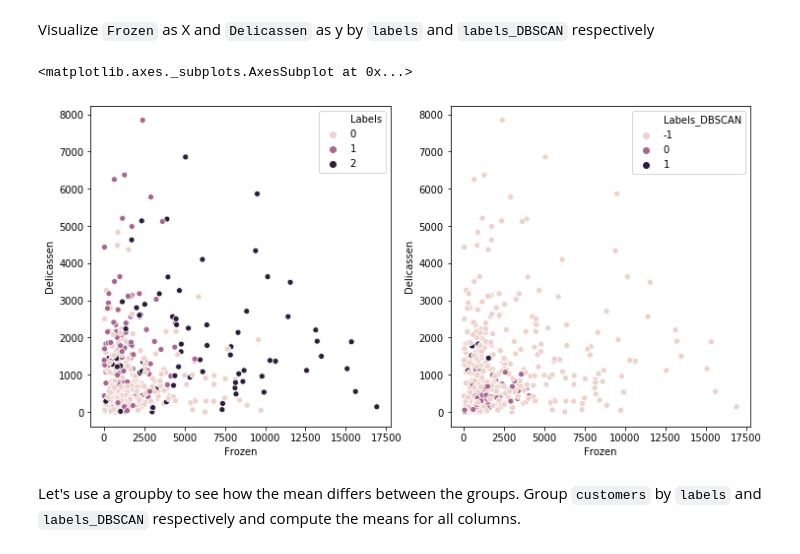
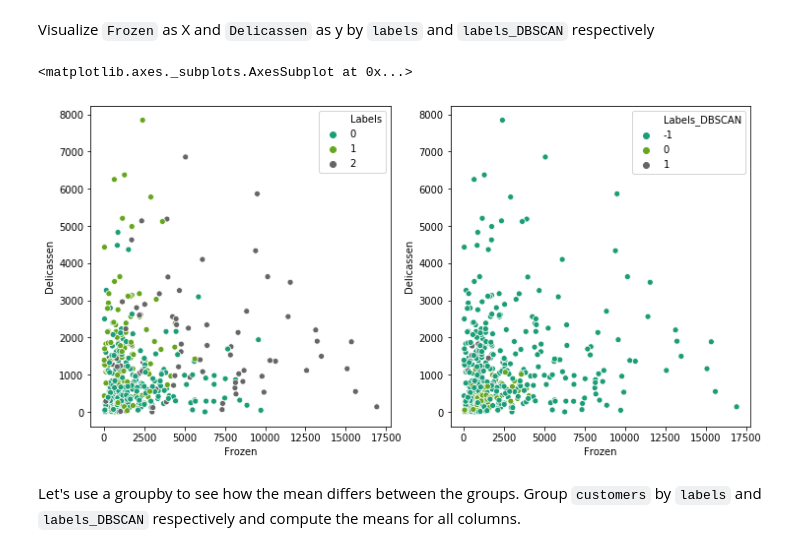
Before and after one commit to ta-data-lis/lab-unsupervised-learning, a Jupyter notebook: your-code/main.ipynb, the cells around one changed output. Cells and saved outputs as stored; diff of their text form; code cells hidden in the pictures.

```diff
--- a/your-code/main.ipynb
+++ b/your-code/main.ipynb
@@ -312,8 +312,6 @@ Columns to visualize:
 * `Frozen` as X and `Delicassen` as y
 # %% [markdown]
 Visualize `Detergents_Paper` as X and `Milk` as y by `labels` and `labels_DBSCAN` respectively
-# %%
-sns.set_palette("bright")
 # %%
 # Your code here:
 fig, ax = plt.subplots(1, 2, figsize=(12, 6))
@@ -341,13 +339,13 @@ Visualize `Frozen` as X and `Delicassen` as y by `labels` and `labels_DBSCAN` re
 # %%
 # Your code here:
 fig, ax = plt.subplots(1, 2, figsize=(12, 6))
 plt.sca(ax[0])
-sns.scatterplot(x="Frozen", y="Delicassen", hue="Labels", data = customers_clean)
+sns.scatterplot(x="Frozen", y="Delicassen", hue="Labels", data = customers_clean,palette="Dark2")
 plt.sca(ax[1])
-sns.scatterplot(x="Frozen", y="Delicassen", hue="Labels_DBSCAN", data = customers_clean)
+sns.scatterplot(x="Frozen", y="Delicassen", hue="Labels_DBSCAN", data = customers_clean,palette="Dark2")
 # %% [output]
 <matplotlib.axes._subplots.AxesSubplot at 0x...>
-[figure, old version]
+[figure, new version]
 # %% [markdown]
 Let's use a groupby to see how the mean differs between the groups. Group `customers` by `labels` and `labels_DBSCAN` respectively and compute the means for all columns.
 # %%
```
Also changed, not shown: parts of 11 cells of this notebook.
